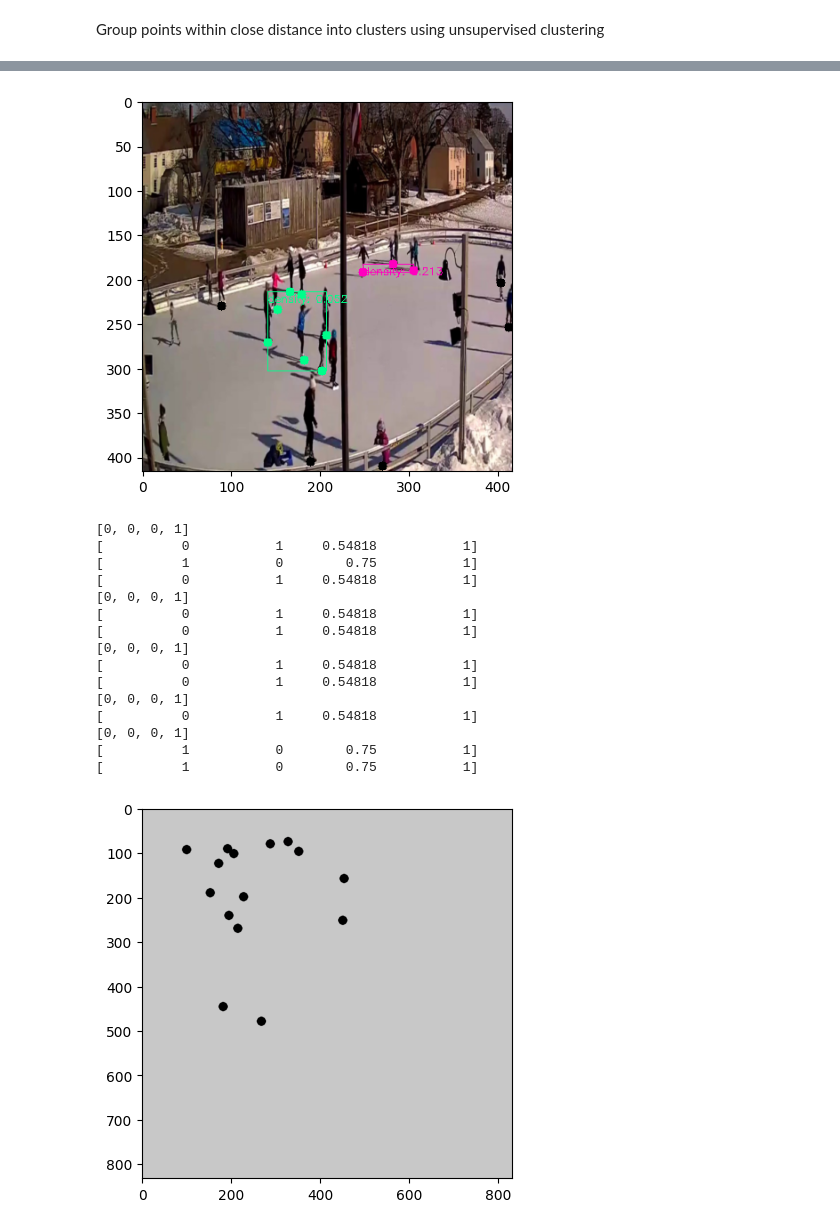
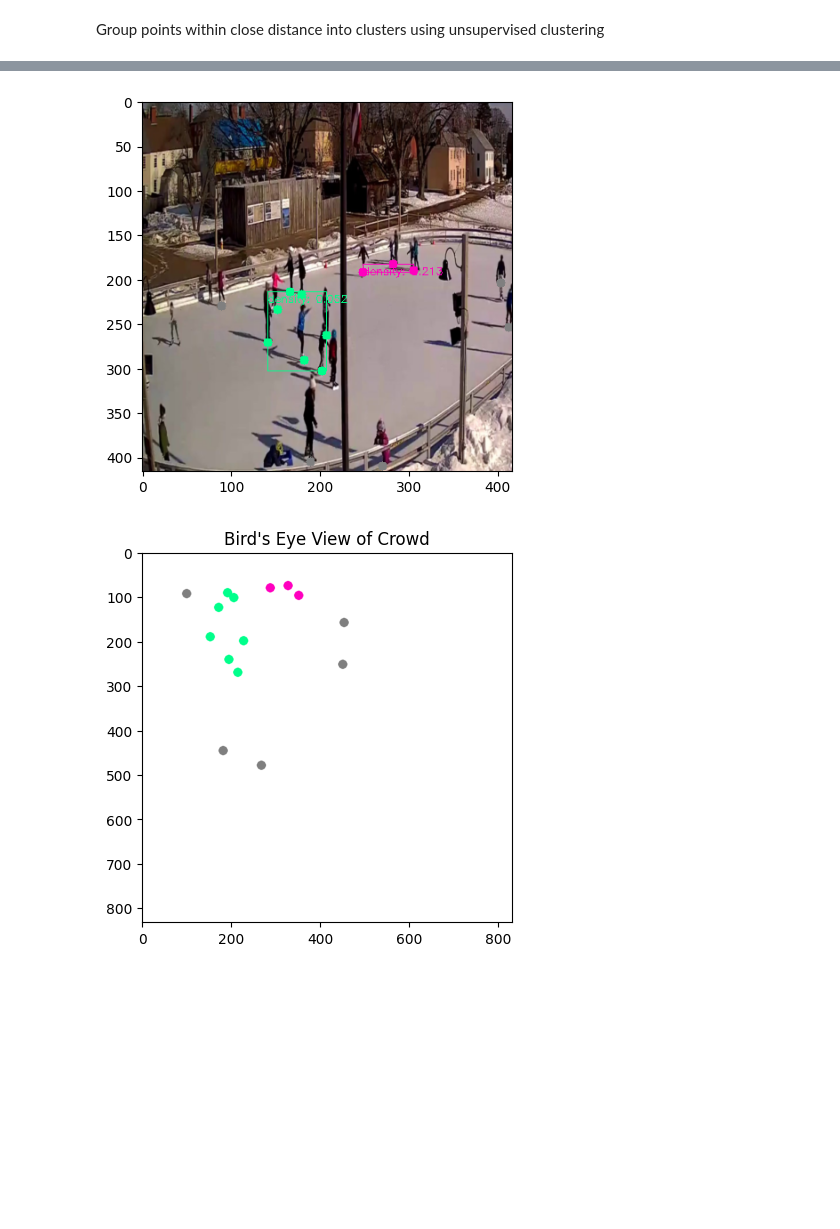
Before and after one commit to dodorlee1210/CrowdGuard, a Jupyter notebook: model/Crowd_Distance_Estimator (3).ipynb, the cells around one changed output, grey strips where cells are left out. Saved outputs shown, nothing was run; the diff lists cells and outputs as text; code cells hidden in the pictures; blank space fills up the shorter version.

Commit message:
changing noise color black -> grey

```diff
--- a/model/Crowd_Distance_Estimator.ipynb
+++ b/model/Crowd_Distance_Estimator (3).ipynb
@@ -357,13 +337,13 @@ fig, ax = plt.subplots()
 # create the color dictionary for each label and plot each of the points on the graph
 for k, col in zip(unique_labels, colors):
     if k == -1:
-        col = [0, 0, 0, 1]  # noise points are colored black
+        col = [0.5, 0.5, 0.5, 1]  # noise points are colored grey
     color_label_dict.update({k:col})
     class_member_mask = (labels == k)
     xy = bottom_points_transformed[class_member_mask]
-    ax.plot(xy[:, 0], xy[:, 1], 'o', markerfacecolor=col, markeredgecolor='k', markersize=10)
+    ax.plot(xy[:, 0], xy[:, 1], 'o', markerfacecolor=col, markeredgecolor=col, markersize=10)
 
-plt.title("Bird's Eyeview of Clustered Groups")
+plt.title("DBScan Unsupervised clustering")
 
 #create a PD dataframe with the bbox coordinates, untransformed bottom points, transformed, distance between points and their labels
 df = pd.DataFrame(list(zip(boxes_ref, bottom_points_untransformed, bottom_points_transformed, distance_matrix_dbscan, labels)),
@@ -443,41 +423,29 @@ labeled_crowd_density = label_crowd_density(circled_crowd, label_df,color_label_
 plt.imshow(labeled_crowd_density)
 plt.show()
 # %% [output]
-[figure, old version]
+[figure, new version]
 # %%
 def bird_eye_view(frame, label_df, color, scale_w, scale_h):
 
     h,w = frame.shape[0],frame.shape[1]
     blank_image = np.zeros((int(h * scale_h), int(w * scale_w), 3), np.uint8)
-    white = (200, 200, 200)
+    white = (255, 255, 255)
     blank_image[:] = white
 
     for _, person in label_df.iterrows():
       x, y = person['transformed_bottom_points']
       center = (int(x),int(y))
       color = color_label_dict[person['labels']]
-      print(color)
+      color = [int(255 * c) for c in color[:3]]
+
 
       blank_image = cv2.circle(blank_image, center, 5, color=color, thickness=10)
     return blank_image
 
+
 bird_image = bird_eye_view(image_np.copy(), df, color_label_dict, 2, 2)
 plt.imshow(bird_image)
+plt.title("Bird's Eye View of Crowd")
 plt.show()
 # %% [output]
-[0, 0, 0, 1]
-[          0           1     0.54818           1]
-[          1           0        0.75           1]
-[          0           1     0.54818           1]
-[0, 0, 0, 1]
-[          0           1     0.54818           1]
-[          0           1     0.54818           1]
-[0, 0, 0, 1]
-[          0           1     0.54818           1]
-[          0           1     0.54818           1]
-[0, 0, 0, 1]
-[          0           1     0.54818           1]
-[0, 0, 0, 1]
-[          1           0        0.75           1]
-[          1           0        0.75           1]
-[figure, old version]
+[figure, new version]
```
Also changed, not shown: parts of 2 cells of this notebook.
